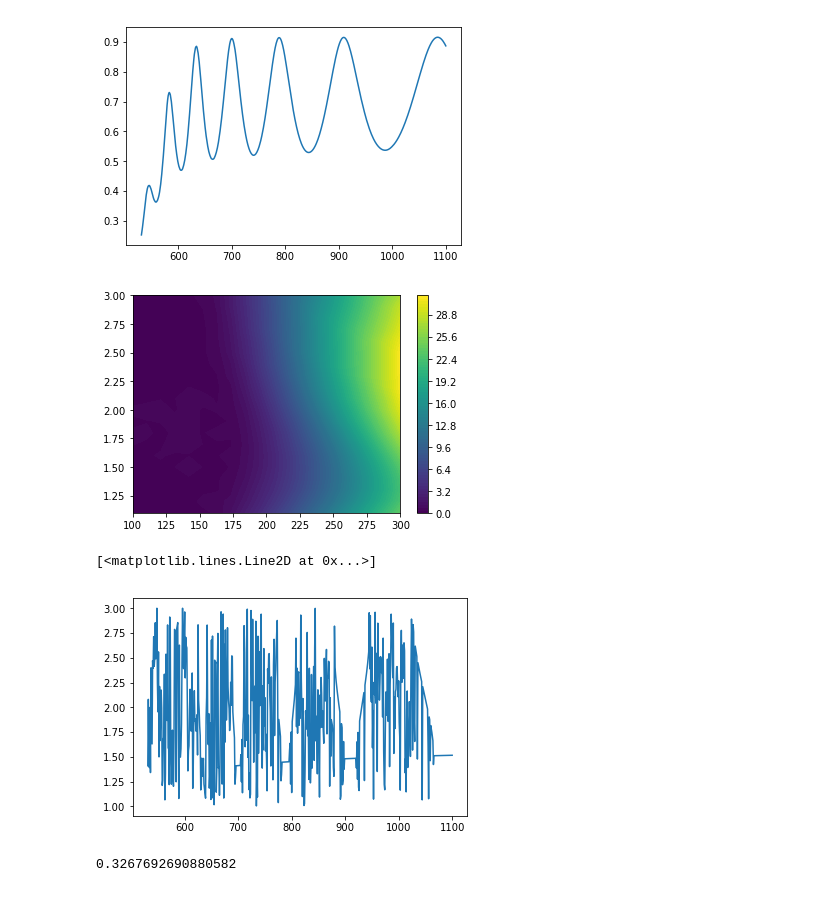
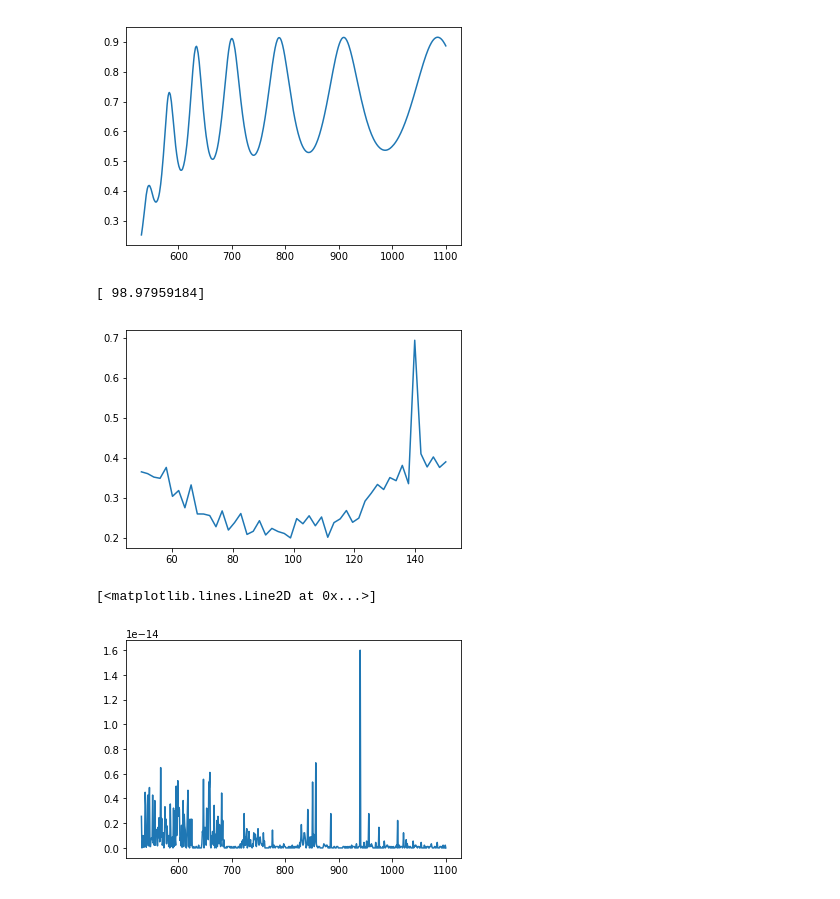
Before and after one commit to VolodyaCO/swanepoel, a Jupyter notebook: Mesh_swanepoel.ipynb, the cells around one changed output. Saved outputs shown, nothing was run; the diff lists cells and outputs as text; code cells hidden in the pictures.

```diff
--- a/Mesh_swanepoel.ipynb
+++ b/Mesh_swanepoel.ipynb
@@ -16,6 +16,7 @@ cut = np.where(lambdas > 530)
 lambdas = lambdas[cut]
 film = film[cut]
 glass = glass[cut]
+s = 1/glass + np.sqrt(1/glass - 1)
 # %%
 # Plot of thin film transmision:
 plt.plot(lambdas, film)
@@ -37,7 +38,7 @@ def T_at_lambda(lam, n, s, d, alpha):
     x = np.exp(-alpha*d)
     return A*x/(B-C*x*np.cos(phi)+ D*x*x)
 # %%
-# Function to get the best list of n and alpha corresponding to fixed s and d:
+# Function to get the best list of n and alpha corresponding to d:
 def get_coefs(lambdas, s, d, experimental):
     def solve_coefs(x, s, d, lam, experimental):
         n = x[0]
@@ -51,7 +52,7 @@ def get_coefs(lambdas, s, d, experimental):
         #simple minimization:
         #min_info = minimize(solve_coefs, x0=x0, args=(s, d, lam, experimental[index]), bounds=([1, 3], [0, 1e-1]), method='TNC')
         #global minimization:
-        minimizer_kwargs = dict(args=(s, d, lam, experimental[index]), bounds=([1, 3], [0, 1e-1]), method='TNC')
+        minimizer_kwargs = dict(args=(s[index], d, lam, experimental[index]), bounds=([1, 3], [0, 1e-1]), method='TNC')
         min_info = basinhopping(solve_coefs, x0=x0, minimizer_kwargs=minimizer_kwargs)
         n_sol, alpha_sol = min_info['x']
         x0 = [n_sol, alpha_sol] # new x0
@@ -61,7 +62,4 @@ def get_coefs(lambdas, s, d, experimental):
         alpha_list[index] = alpha_sol
         diff_list[index] = difference_fit
     return n_list, alpha_list, diff_list
-
-def smoothness(list_):
-    np.var(np.diff(x))
 # %%
@@ -83,17 +75,18 @@ np.where(tot_dists==min(tot_dists))
+# %%
+idx = np.where(np.array(tot_dists)==min(tot_dists))
+d = ds[idx][0]
+print(d)
+# %% [output]
+[ 98.97959184]
 # %%
-plt.contourf(X,Y,tot_dists,100)
-plt.colorbar()
+plt.plot(ds, tot_dists)
 plt.show()
 # %% [output]
-[figure, old version]
+[figure, new version]
 # %%
-n_list, alpha_list, diff_list = get_coefs(lambdas, 2, 125, film)
+n_list, alpha_list, diff_list = get_coefs(lambdas, s, 100, film)
 # %%
-plt.plot(lambdas, n_list)
+plt.plot(lambdas, diff_list)
 # %% [output]
 [<matplotlib.lines.Line2D at 0x...>]
-[figure, old version]
+[figure, new version]
-# %%
-np.var(np.diff(n_list))
-# %% [output]
-0.3267692690880582
```
Also changed, not shown: parts of 7 cells of this notebook, 4 other files.
